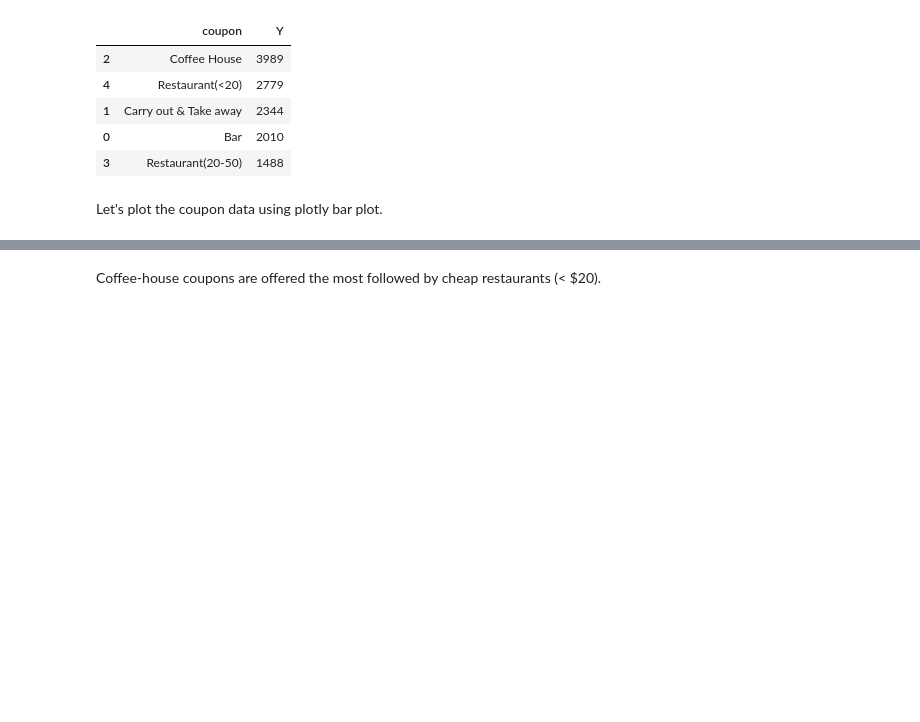
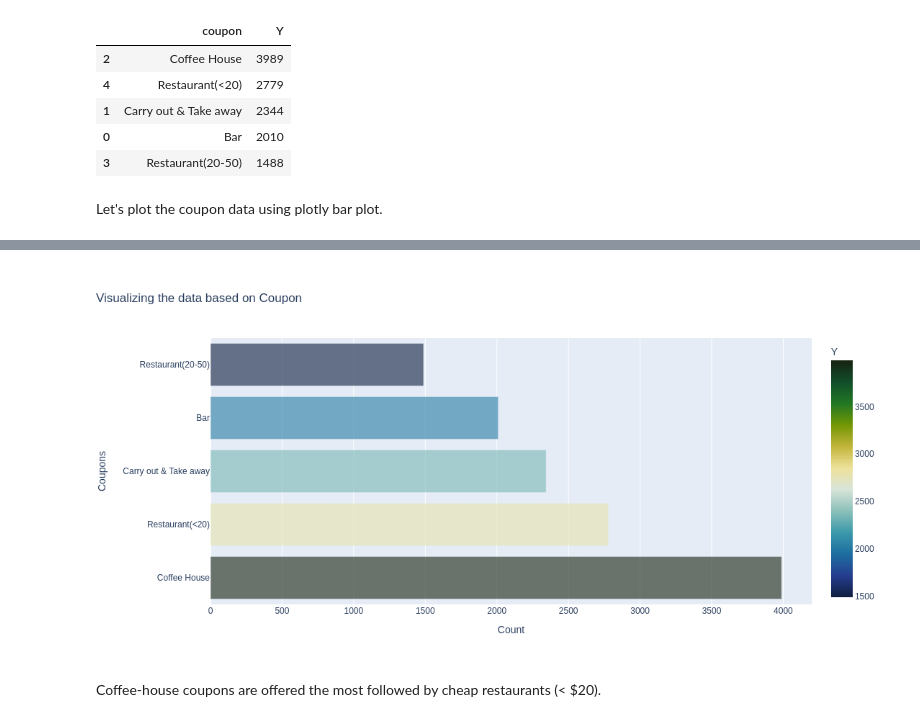
Before and after one commit to deepasarojam-2024/UC-Berkeley-ML-AI, a Jupyter notebook: EDA_Customer_Coupon_Acceptance.ipynb, the cells around one changed output, grey strips where cells are left out. Cells and saved outputs as stored; diff of their text form; code cells hidden in the pictures; blank space fills up the shorter version.

```diff
--- a/EDA_Customer_Coupon_Acceptance.ipynb
+++ b/EDA_Customer_Coupon_Acceptance.ipynb
@@ -326,7 +326,7 @@ fig = px.bar(coupon_data_df,
              x='Y', y= 'coupon',
              color='Y', hover_name='coupon',
              title='Visualizing the data based on Coupon',
-             color_continuous_scale=px.colors.diverging.delta_r
+             color_continuous_scale=px.colors.diverging.delta
              ).update_traces(opacity=0.6) #px.colors.sequential.xxxxx
 
 #update the layout
@@ -336,5 +336,5 @@ fig.update_layout(
                   xaxis_title='Count ',
                   width=1100, height=550
                   ).update_traces(width=0.8)
-fig.show()
+fig.show("png")
 # %% [output]
@@ -342,3 +341,4 @@ fig.show()
+[figure, added]
 # %% [markdown]
 Coffee-house coupons are offered the most followed by cheap restaurants (< $20).
 # %% [markdown]
```
Also changed, not shown: parts of 8 cells of this notebook.
